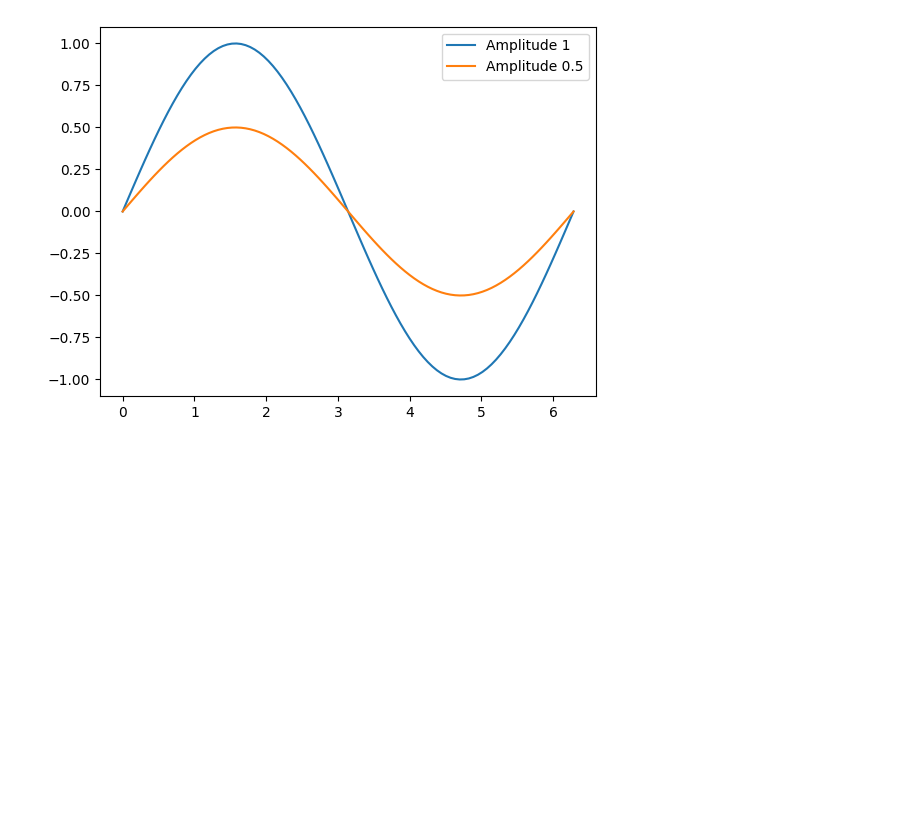
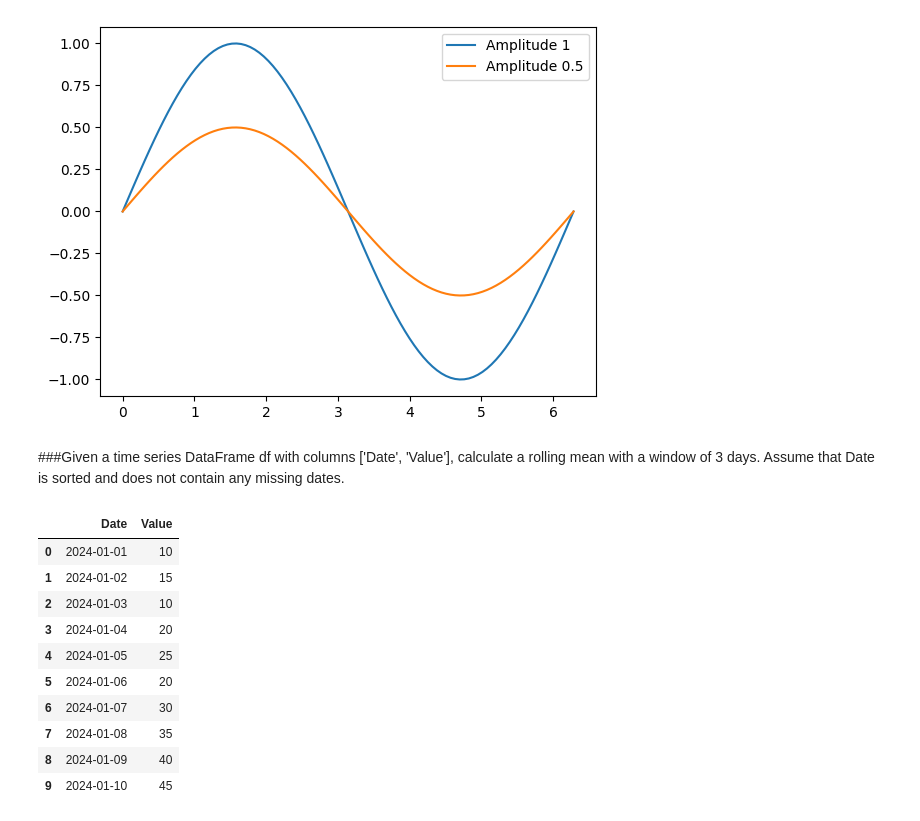
Before and after one commit to KPorus/machine-learning-and-python, a Jupyter notebook: practice_problem.ipynb, the cells around one changed output. Drawn from its saved outputs; the diff is of its cells as text; code cells hidden in the pictures; blank space fills up the shorter version.

```diff
--- a/practice_problem.ipynb
+++ b/practice_problem.ipynb
@@ -268,3 +268,27 @@ plt.legend()
 plt.show()
 # %% [output]
 [figure]
+# %% [markdown]
+###Given a time series DataFrame df with columns ['Date', 'Value'], calculate a rolling mean with a window of 3 days. Assume that Date is sorted and does not contain any missing dates.
+# %%
+import pandas as pd
+
+# Sample data
+data = {
+    'Date': pd.date_range(start='2024-01-01', periods=10, freq='D'),
+    'Value': [10, 15, 10, 20, 25, 20, 30, 35, 40, 45]
+}
+df = pd.DataFrame(data)
+df
+# %% [output]
+|  | Date | Value |
+| 0 | 2024-01-01 | 10 |
+| 1 | 2024-01-02 | 15 |
+| 2 | 2024-01-03 | 10 |
+| 3 | 2024-01-04 | 20 |
+| 4 | 2024-01-05 | 25 |
+| 5 | 2024-01-06 | 20 |
+| 6 | 2024-01-07 | 30 |
+| 7 | 2024-01-08 | 35 |
+| 8 | 2024-01-09 | 40 |
+| 9 | 2024-01-10 | 45 |
```
Also changed, not shown: parts of 15 cells of this notebook.
